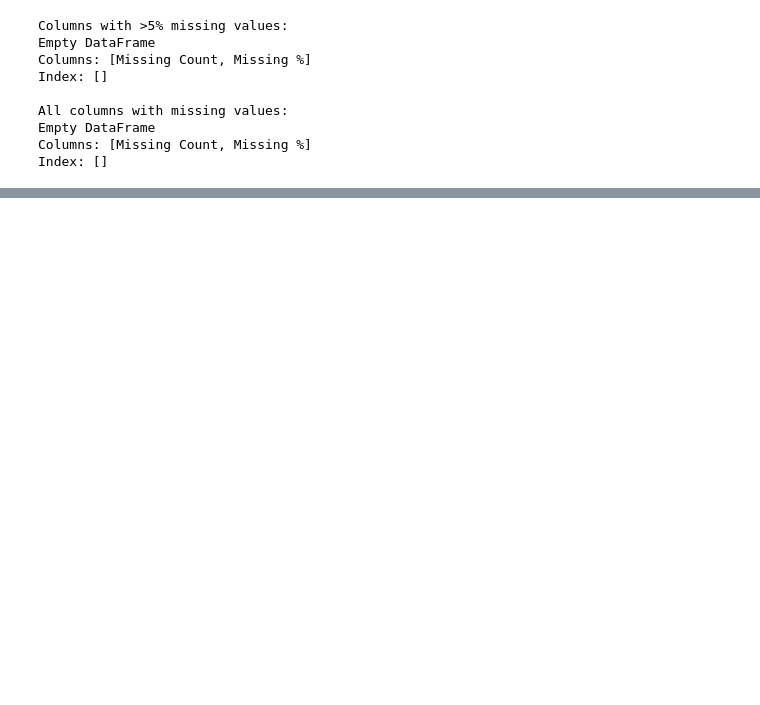
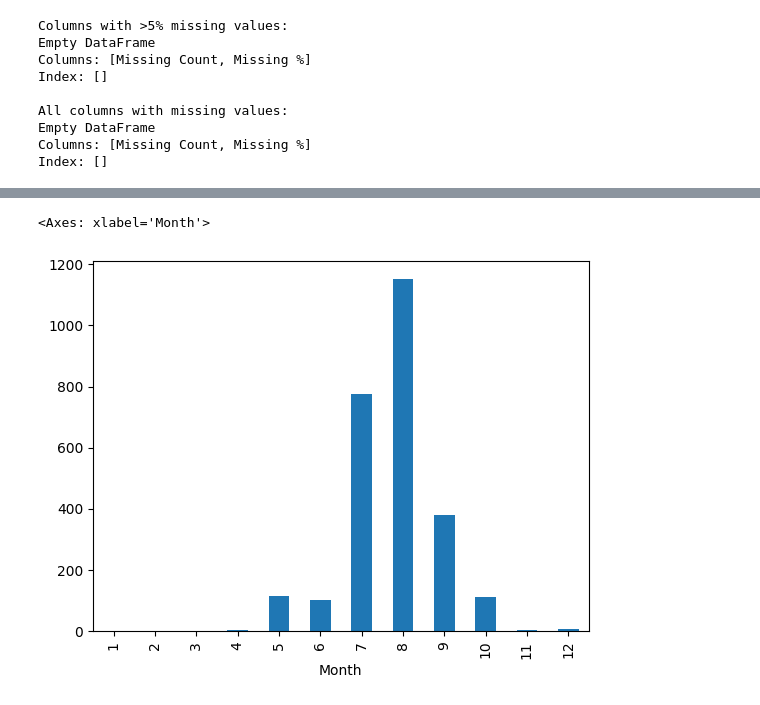
Before and after one commit to kal-endale/climate-challenge-week0, a Jupyter notebook: sudan_eda.ipynb, the cells around one changed output, grey strips where cells are left out. Cells and saved outputs as stored; diff of their text form; code cells hidden in the pictures; blank space fills up the shorter version.

```diff
--- a/sudan_eda.ipynb
+++ b/sudan_eda.ipynb
@@ -81,0 +115,7 @@ Index: []
+# %%
+monthly_rain = df.groupby("Month")["PRECTOTCORR"].sum()
+
+monthly_rain.plot(kind="bar")
+# %% [output]
+<Axes: xlabel='Month'>
+[figure, added]
```
Also changed, not shown: parts of 8 cells of this notebook.
